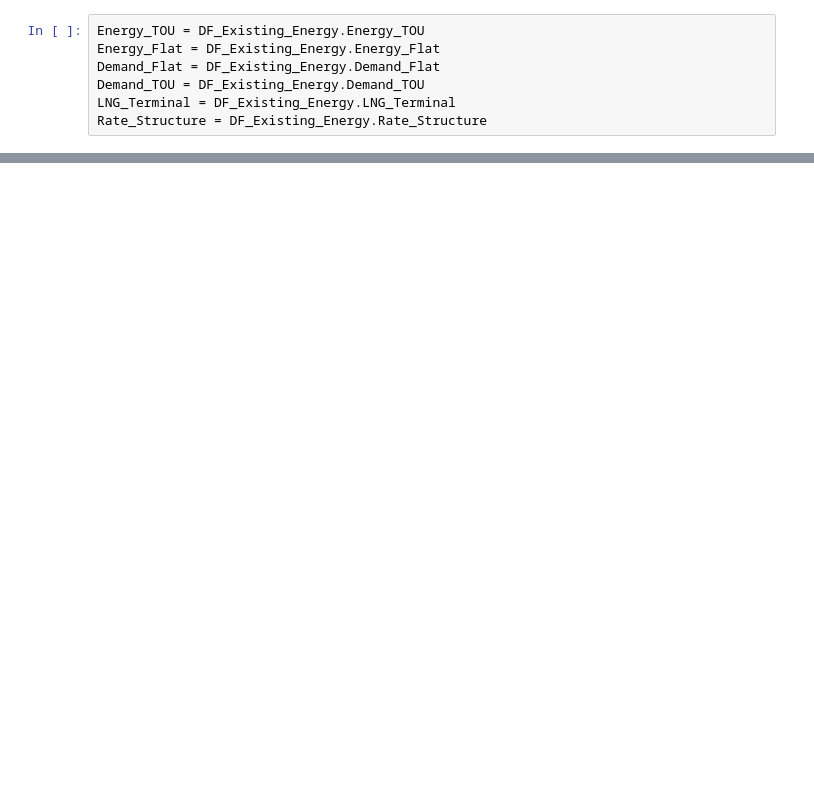
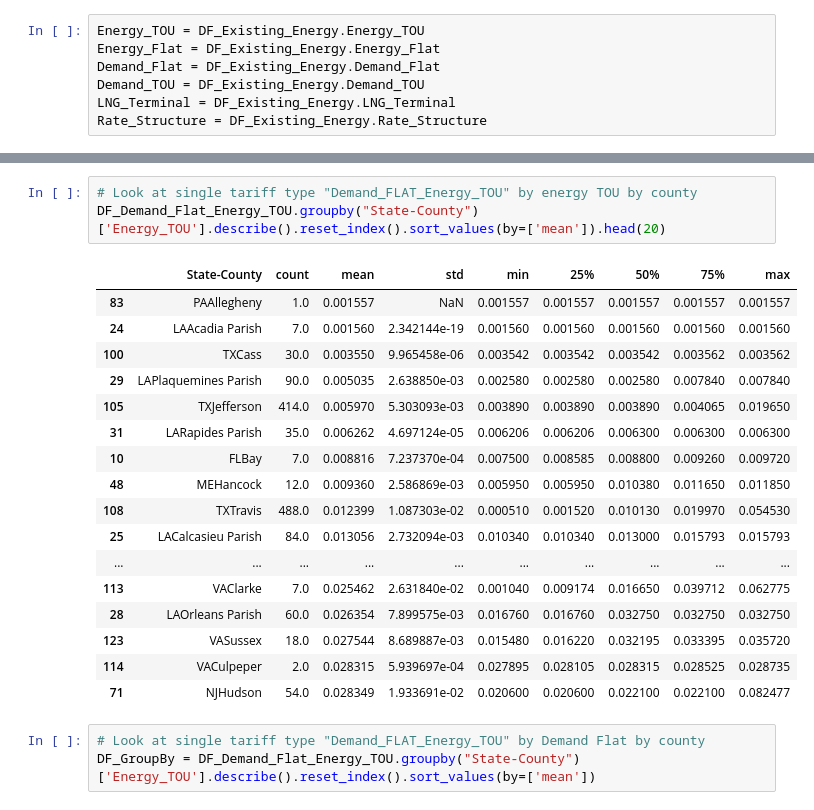
Before and after one commit to Protagonist888/TariffDB_Filter, a Jupyter notebook: Violin Chart Creator.ipynb, the cells around one changed output, grey strips where cells are left out. Cells and saved outputs as stored; diff of their text form; blank space fills up the shorter version.

```diff
--- a/Violin Chart Creator.ipynb
+++ b/Violin Chart Creator.ipynb
@@ -168 +169,25 @@ Only_Energy                   582
 dtype: int64
+# %%
+# Look at single tariff type "Demand_FLAT_Energy_TOU" by energy TOU by county
+DF_Demand_Flat_Energy_TOU.groupby("State-County")['Energy_TOU'].describe().reset_index().sort_values(by=['mean']).head(20)
+# %% [output]
+|  | State-County | count | mean | std | min | 25% | 50% | 75% | max |
+| 83 | PAAllegheny | 1.0 | 0.001557 | NaN | 0.001557 | 0.001557 | 0.001557 | 0.001557 | 0.001557 |
+| 24 | LAAcadia Parish | 7.0 | 0.001560 | 2.342144e-19 | 0.001560 | 0.001560 | 0.001560 | 0.001560 | 0.001560 |
+| 100 | TXCass | 30.0 | 0.003550 | 9.965458e-06 | 0.003542 | 0.003542 | 0.003542 | 0.003562 | 0.003562 |
+| 29 | LAPlaquemines Parish | 90.0 | 0.005035 | 2.638850e-03 | 0.002580 | 0.002580 | 0.002580 | 0.007840 | 0.007840 |
+| 105 | TXJefferson | 414.0 | 0.005970 | 5.303093e-03 | 0.003890 | 0.003890 | 0.003890 | 0.004065 | 0.019650 |
+| 31 | LARapides Parish | 35.0 | 0.006262 | 4.697124e-05 | 0.006206 | 0.006206 | 0.006300 | 0.006300 | 0.006300 |
+| 10 | FLBay | 7.0 | 0.008816 | 7.237370e-04 | 0.007500 | 0.008585 | 0.008800 | 0.009260 | 0.009720 |
+| 48 | MEHancock | 12.0 | 0.009360 | 2.586869e-03 | 0.005950 | 0.005950 | 0.010380 | 0.011650 | 0.011850 |
+| 108 | TXTravis | 488.0 | 0.012399 | 1.087303e-02 | 0.000510 | 0.001520 | 0.010130 | 0.019970 | 0.054530 |
+| 25 | LACalcasieu Parish | 84.0 | 0.013056 | 2.732094e-03 | 0.010340 | 0.010340 | 0.013000 | 0.015793 | 0.015793 |
+| ... | ... | ... | ... | ... | ... | ... | ... | ... | ... |
+| 113 | VAClarke | 7.0 | 0.025462 | 2.631840e-02 | 0.001040 | 0.009174 | 0.016650 | 0.039712 | 0.062775 |
+| 28 | LAOrleans Parish | 60.0 | 0.026354 | 7.899575e-03 | 0.016760 | 0.016760 | 0.032750 | 0.032750 | 0.032750 |
+| 123 | VASussex | 18.0 | 0.027544 | 8.689887e-03 | 0.015480 | 0.016220 | 0.032195 | 0.033395 | 0.035720 |
+| 114 | VACulpeper | 2.0 | 0.028315 | 5.939697e-04 | 0.027895 | 0.028105 | 0.028315 | 0.028525 | 0.028735 |
+| 71 | NJHudson | 54.0 | 0.028349 | 1.933691e-02 | 0.020600 | 0.020600 | 0.022100 | 0.022100 | 0.082477 |
+# %%
+# Look at single tariff type "Demand_FLAT_Energy_TOU" by Demand Flat by county
+DF_GroupBy = DF_Demand_Flat_Energy_TOU.groupby("State-County")['Energy_TOU'].describe().reset_index().sort_values(by=['mean'])
```
Also changed, not shown: parts of 19 cells of this notebook.
